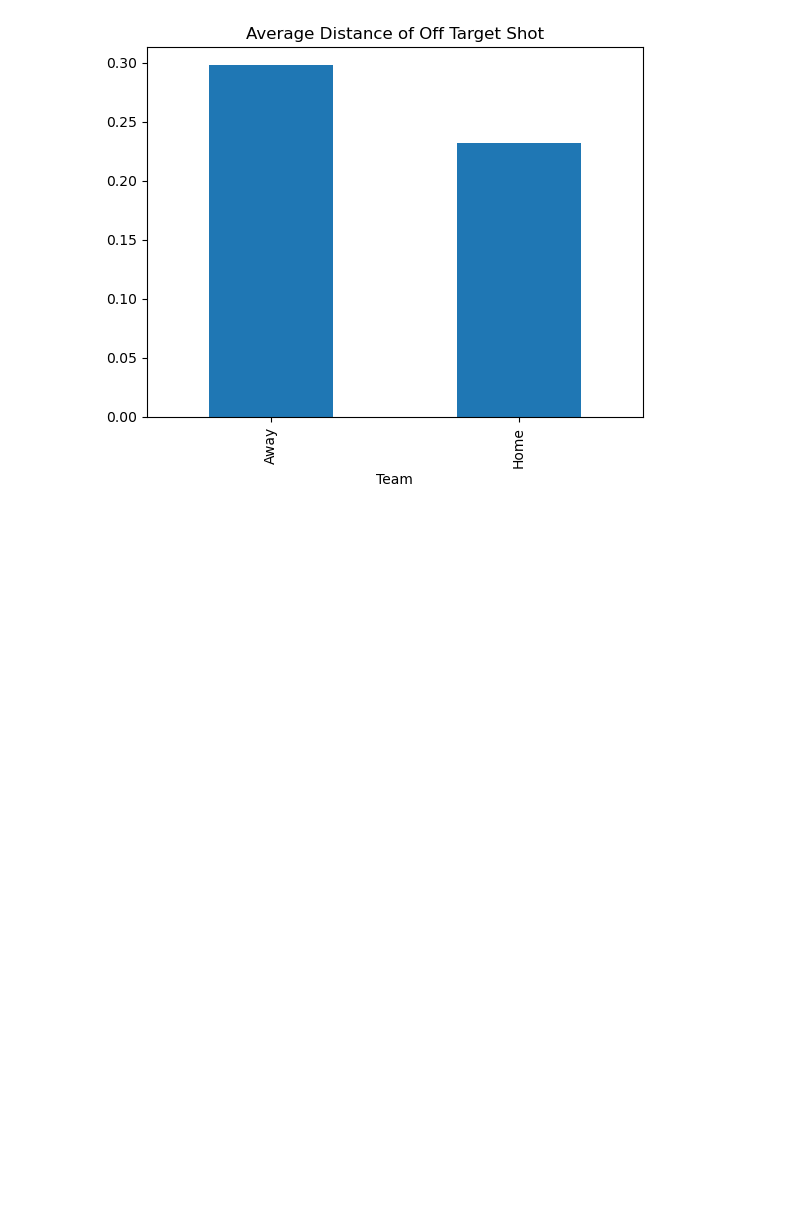
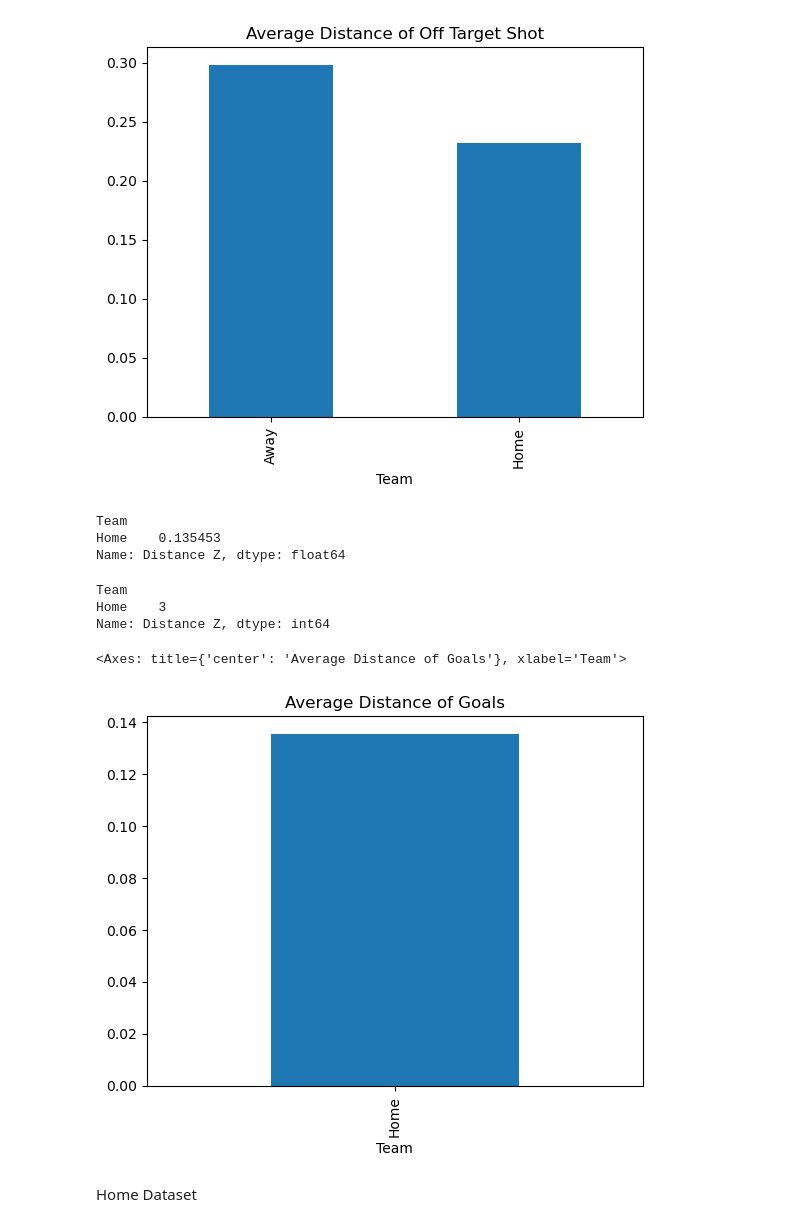
Before and after one commit to lnyousif/Football101, a Jupyter notebook: Sean Notebook.ipynb, the cells around one changed output. Cells and saved outputs as stored; diff of their text form; code cells hidden in the pictures; blank space fills up the shorter version.

```diff
--- a/Sean Notebook.ipynb
+++ b/Sean Notebook.ipynb
@@ -432,3 +436,23 @@ sample_game_1_events["Distance Z"].loc[sample_game_1_events["Subtype"].isin(off_
 # %% [output]
 <Axes: title={'center': 'Average Distance of Off Target Shot'}, xlabel='Team'>
 [figure]
+# %%
+goal_columns_to_search = ["HEAD-ON TARGET-GOAL", "ON TARGET-GOAL"]
+sample_game_1_events["Distance Z"].loc[sample_game_1_events["Subtype"].isin(goal_columns_to_search)].groupby(sample_game_1_events["Team"]).mean()
+# %% [output]
+Team
+Home    0.135453
+Name: Distance Z, dtype: float64
+# %%
+sample_game_1_events["Distance Z"].loc[sample_game_1_events["Subtype"].isin(goal_columns_to_search)].groupby(sample_game_1_events["Team"]).count()
+# %% [output]
+Team
+Home    3
+Name: Distance Z, dtype: int64
+# %%
+sample_game_1_events["Distance Z"].loc[sample_game_1_events["Subtype"].isin(goal_columns_to_search)].groupby(sample_game_1_events["Team"]).mean().plot(kind="bar", title = "Average Distance of Goals")
+# %% [output]
+<Axes: title={'center': 'Average Distance of Goals'}, xlabel='Team'>
+[figure, added]
+# %% [markdown]
+Home Dataset
```
Also changed, not shown: parts of 15 cells of this notebook.
